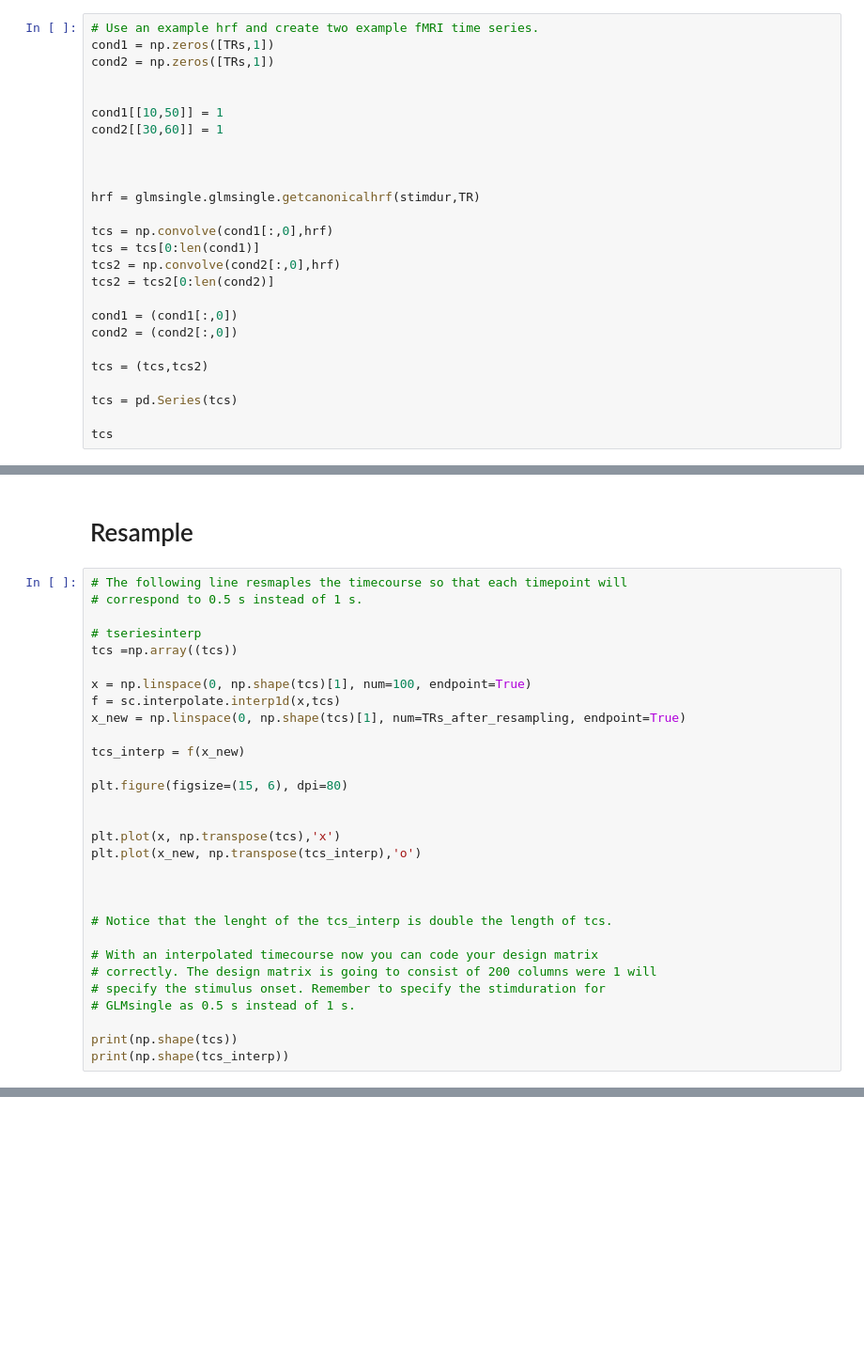
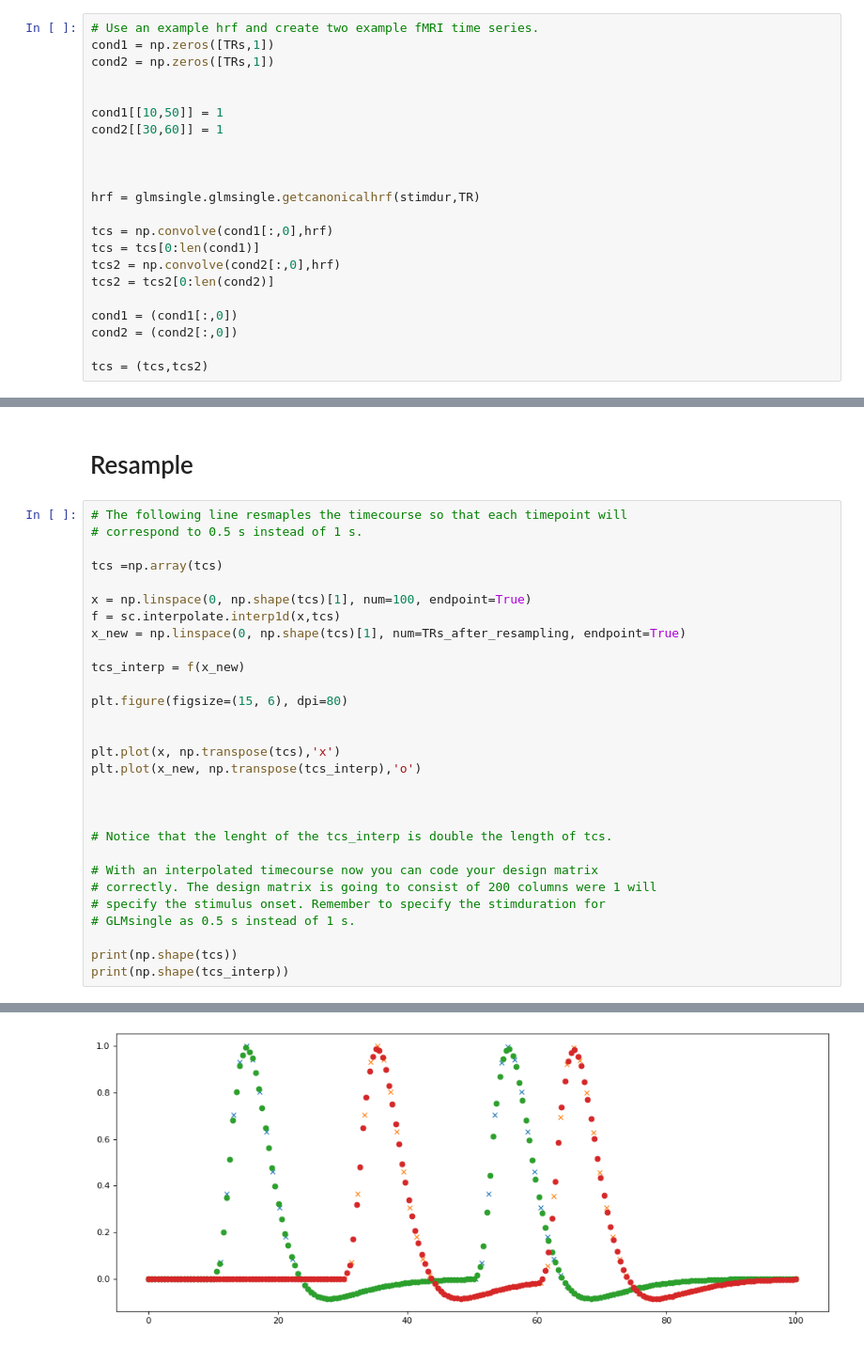
Before and after one commit to cvnlab/GLMsingle, a Jupyter notebook: examples/example6_interpolate_tseries.ipynb, the cells around one changed output, grey strips where cells are left out. Shown: that part at 94% size. Saved outputs shown, nothing was run; the diff lists cells and outputs as text; blank space fills up the shorter version.

```diff
--- a/examples/example6_interpolate_tseries.ipynb
+++ b/examples/example6_interpolate_tseries.ipynb
@@ -40,7 +40,3 @@ cond1 = (cond1[:,0])
 cond2 = (cond2[:,0])
 
 tcs = (tcs,tcs2)
-
-tcs = pd.Series(tcs)
-
-tcs
@@ -64,8 +56,7 @@ plt.show()
 # The following line resmaples the timecourse so that each timepoint will
 # correspond to 0.5 s instead of 1 s.
 
-# tseriesinterp
-tcs =np.array((tcs))
+tcs =np.array(tcs)
 
 x = np.linspace(0, np.shape(tcs)[1], num=100, endpoint=True)
 f = sc.interpolate.interp1d(x,tcs)
@@ -94,0 +87 @@ IndexError: tuple index out of range
+[figure, added]
```
Also changed, not shown: parts of 6 cells of this notebook, 3 other files.
